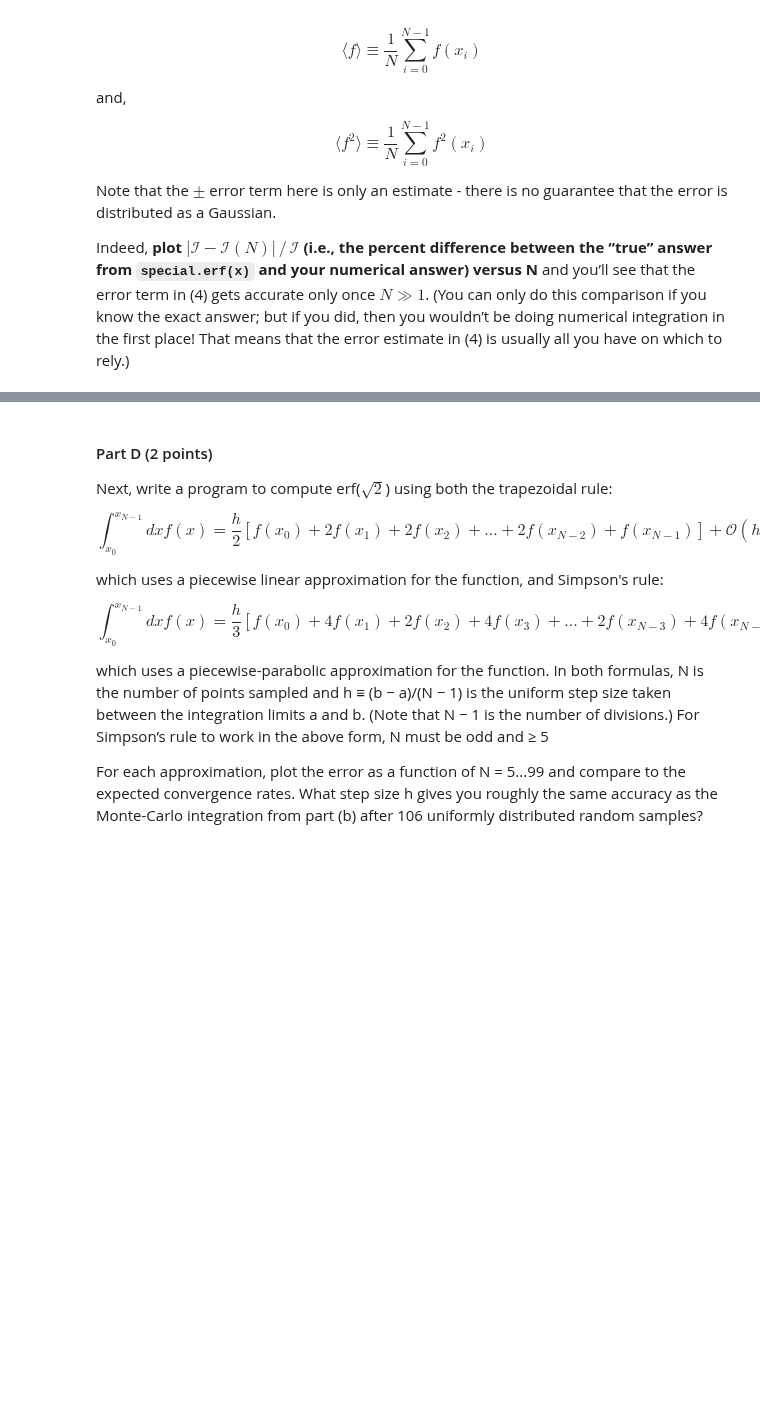
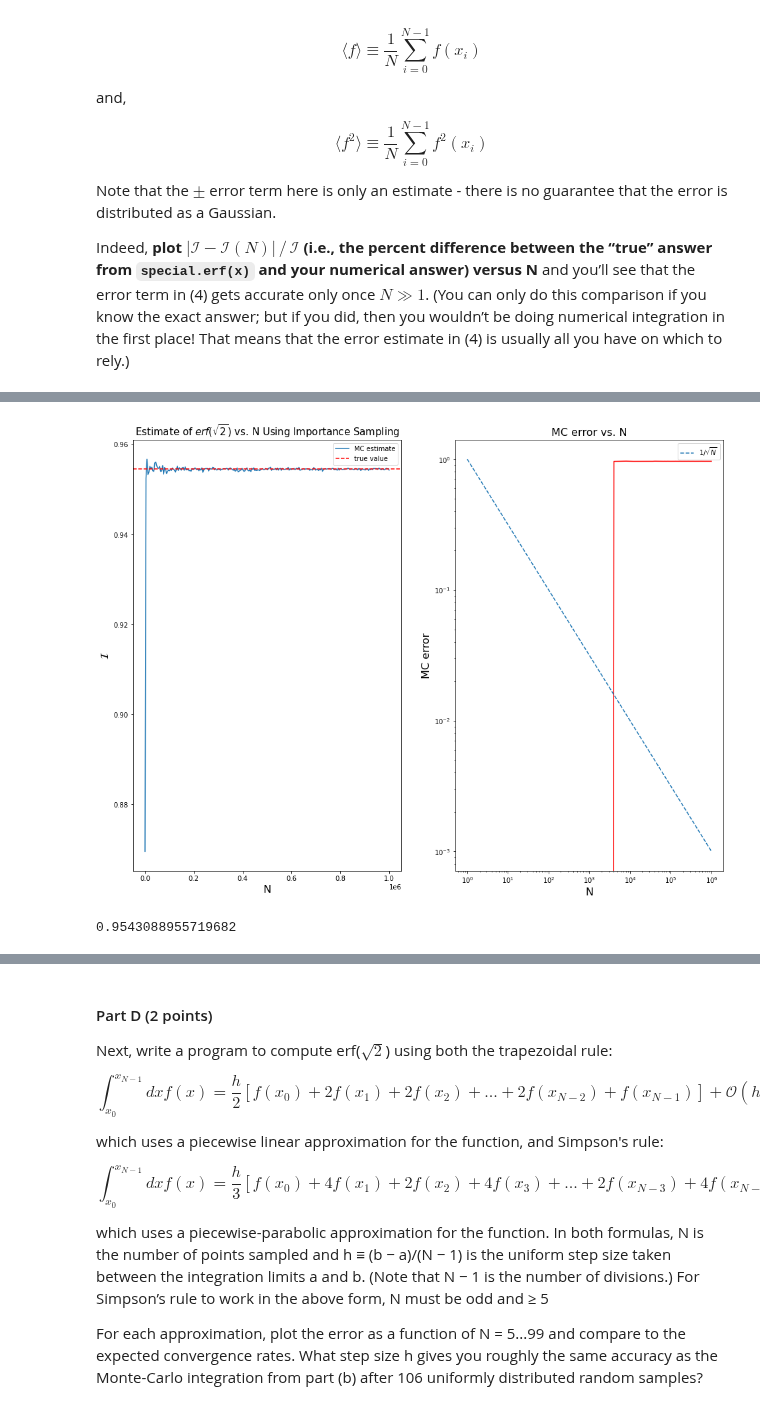
Before and after one commit to m4ese/astroResearchMethods, a Jupyter notebook: Forese_Slav_Assignment_4.ipynb, the cells around one changed output, grey strips where cells are left out. Cells and saved outputs as stored; diff of their text form; code cells hidden in the pictures; blank space fills up the shorter version.

```diff
--- a/Forese_Slav_Assignment_4.ipynb
+++ b/Forese_Slav_Assignment_4.ipynb
@@ -167,3 +221,12 @@ and,
 $$\left\langle\frac{f^2}{g^2}\right\rangle \equiv \frac{1}{N} \sum^{N-1}_{i = 0} \frac{f^2(r_i)}{g^2(r_i)}$$
 
 Write a program to do so, and compare with your results from part (b). In particular, how many fewer iterations were required using importance sampling with $g(x) \propto \exp{(-\sqrt{2}x)}$ to achieve the same error found in part (b)? Neat, huh?
+# %%
+def g(x):
+    return np.sqrt(2)*np.exp(-np.sqrt(2)*x)/(1-np.exp(-2))
+
+def G(x):
+    return (1 - np.exp(-np.sqrt(2)*x))/(1-np.exp(-2))
+
+def G_inverse(r):
+    return -1/np.sqrt(2)*np.log(1 - r*(1-np.exp(-2)))
@@ -169,0 +254,45 @@ Write a program to do so, and compare with your results from part (b). In partic
+# %%
+Ns_imp = np.linspace(1,1e6,250)
+estimates_imp = np.zeros(Ns.size)
+errors_imp = np.zeros(Ns.size)
+a = 0
+b = np.sqrt(2)
+
+for i in range(len(Ns)):
+    N = int(Ns_imp[i])
+    estimates_imp[i],errors_imp[i] = importance_monte_carlo(a,b,N)
+# %%
+plt.figure(figsize = (16,12))
+
+ax_1 = plt.subplot(121)
+
+plt.plot(Ns_imp,estimates_imp,label = 'MC estimate')
+plt.axhline(special.erf(np.sqrt(2)),linestyle ='--',c = 'r',label = 'true value')
+
+#ax_1.set_ylim(0.98,1.01)
+ax_1.set_title(r'Estimate of $erf(\sqrt{2})$ vs. N Using Importance Sampling',fontsize = 15)
+ax_1.set_xlabel('N',fontsize = 16)
+ax_1.set_ylabel(r'$\mathcal{I}$',fontsize = 16)
+ax_1.legend()
+
+ax_2 = plt.subplot(122)
+
+decay_rate = [np.sqrt(1 / int(N)) for N in Ns_imp]
+
+plt.plot(Ns_imp,errors_imp,c = 'r')
+plt.plot(Ns_imp,decay_rate,linestyle = '--',label =r'1/$\sqrt{N}$')
+ax_2.set_xscale('log',basex = 10)
+ax_2.set_yscale('log',basey = 10)
+
+ax_2.set_xlabel('N',fontsize = 16)
+ax_2.set_ylabel('MC error',fontsize = 16)
+ax_2.set_title('MC error vs. N',fontsize = 16)
+
+#ax_2.set_ylim(1e-4,0.1)
+ax_2.legend()
+plt.show()
+
+print(estimates_imp[-1])
+# %% [output]
+[figure, added]
+0.9543088955719682
```
Also changed, not shown: parts of 9 cells of this notebook.
